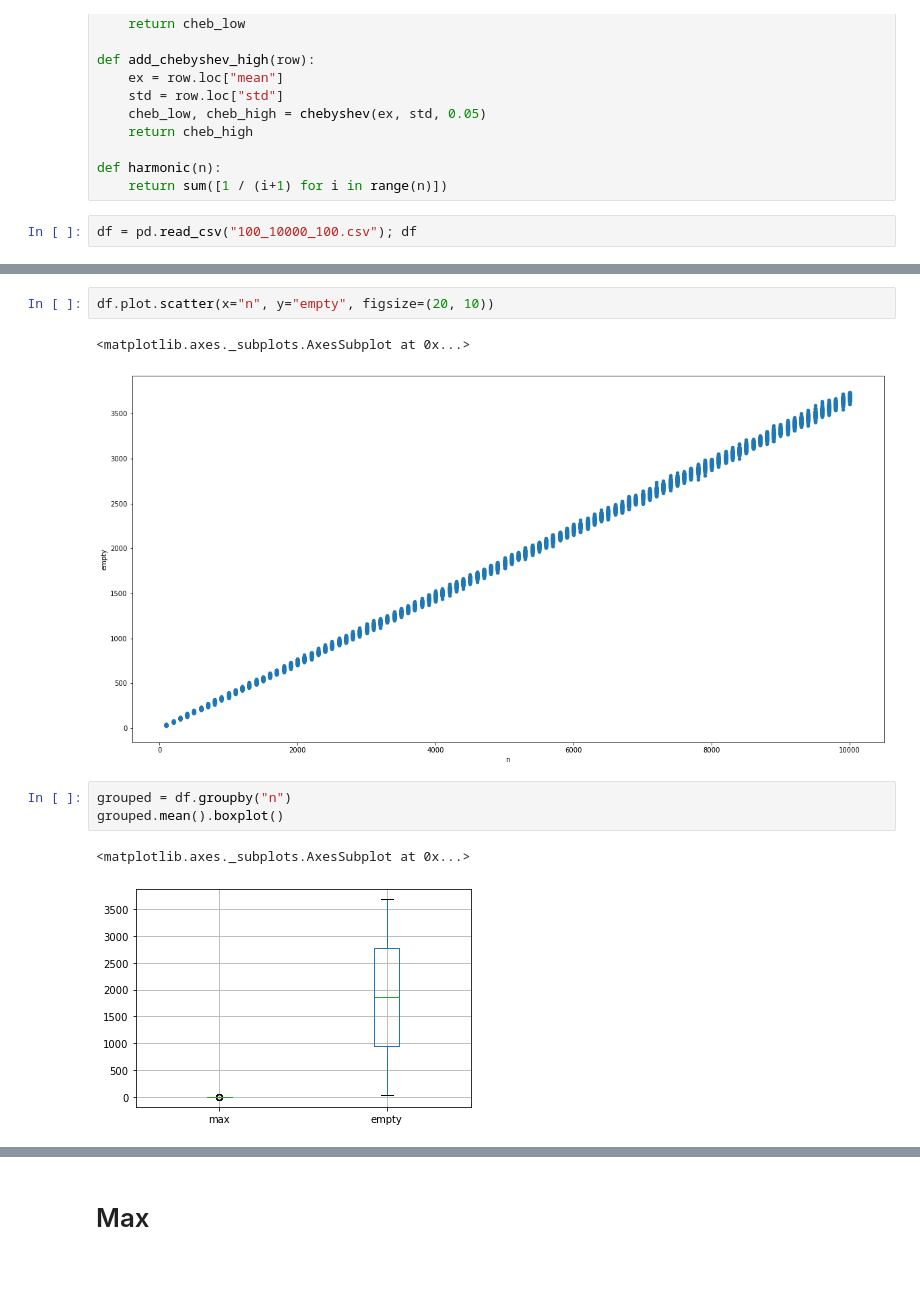
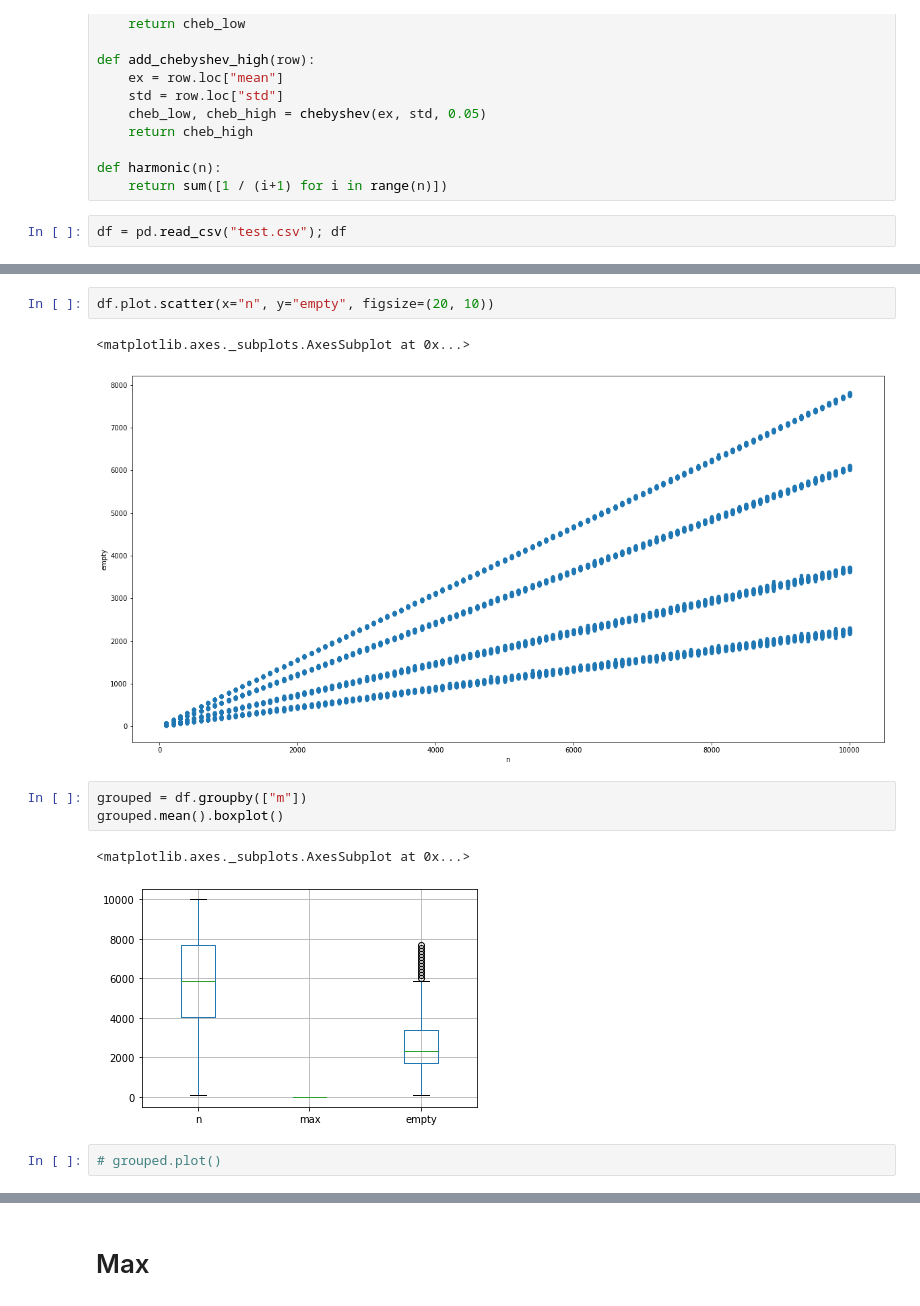
Before and after one commit to kestarumper/StudiaMgr, a Jupyter notebook: II/MPA/l4/analyze.ipynb, the cells around one changed output, grey strips where cells are left out. Drawn from its saved outputs; the diff is of its cells as text; blank space fills up the shorter version.

```diff
--- a/II/MPA/l4/analyze.ipynb
+++ b/II/MPA/l4/analyze.ipynb
@@ -28,5 +28,5 @@ def add_chebyshev_high(row):
 def harmonic(n):
     return sum([1 / (i+1) for i in range(n)])
 # %%
-df = pd.read_csv("100_10000_100.csv"); df
+df = pd.read_csv("test.csv"); df
 # %% [output]
@@ -62,13 +79,15 @@ df.plot.scatter(x="n", y="max", figsize=(10, 5), ylim=(0, 13))
 df.plot.scatter(x="n", y="empty", figsize=(20, 10))
 # %% [output]
 <matplotlib.axes._subplots.AxesSubplot at 0x...>
-[figure, old version]
+[figure, new version]
 # %%
-grouped = df.groupby("n")
+grouped = df.groupby(["m"])
 grouped.mean().boxplot()
 # %% [output]
 <matplotlib.axes._subplots.AxesSubplot at 0x...>
-[figure, old version]
+[figure, new version]
+# %%
+# grouped.plot()
 # %%
 grouped.mean()
 # %% [output]
```
Also changed, not shown: parts of 8 cells of this notebook.
